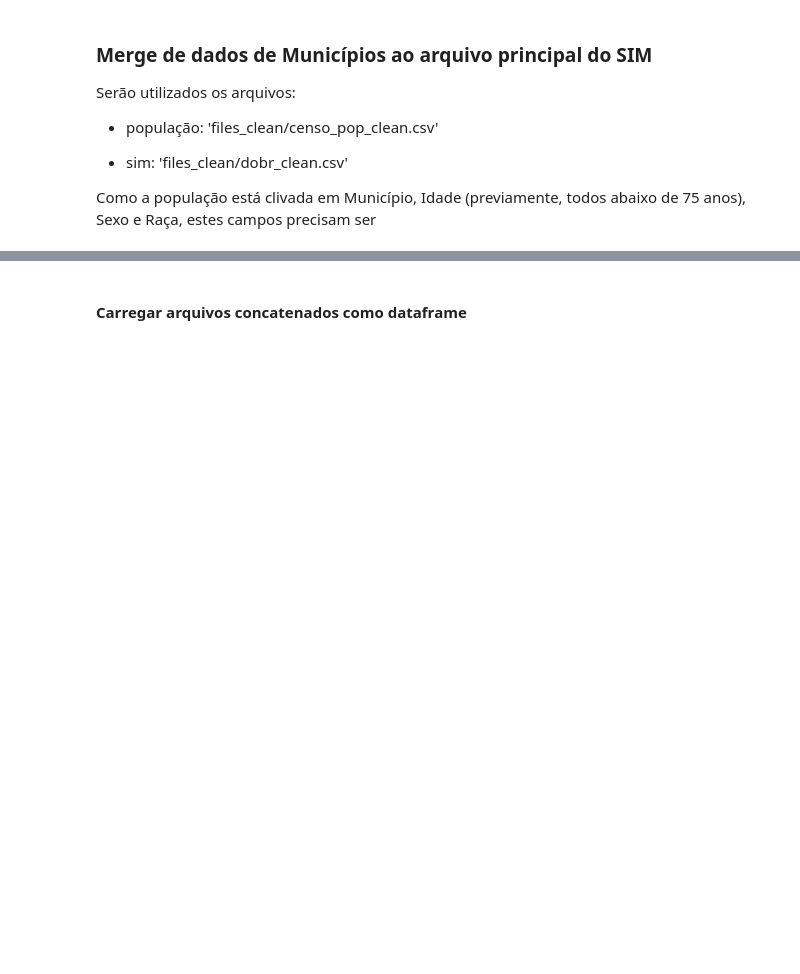
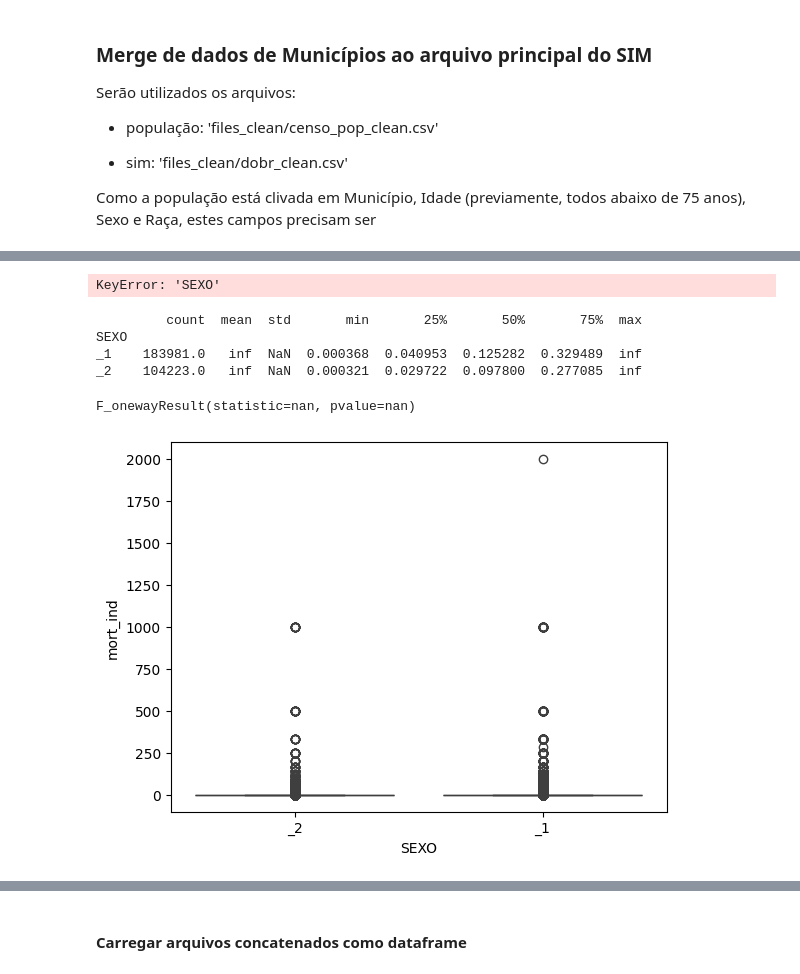
Before and after one commit to mesquita-data/heat_br_bloco1, a Jupyter notebook: Desigualdade_Mortalidade_Brasil_HEAT.ipynb, the cells around one changed output, grey strips where cells are left out. Saved outputs shown, nothing was run; the diff lists cells and outputs as text; code cells hidden in the pictures; blank space fills up the shorter version.

Commit message:
Pronto pra modelos estatísticos

```diff
--- a/Desigualdade_Mortalidade_Brasil_HEAT.ipynb
+++ b/Desigualdade_Mortalidade_Brasil_HEAT.ipynb
@@ -1012,0 +1195,3 @@ cid_evit_svs.head()
+# %%
+dobr = pd.read_parquet('files_clean/dobr_merged_clean.parquet')
+dobr.info()
@@ -1012,0 +1240,17 @@ cid_evit_svs.head()
+# %%
+import statsmodels.api as sm
+df1 = dobr
+var_cat = 'SEXO'
+valor = 'mort_ind'
+
+
+
+# Criando variáveis dummy para as categorias
+df = pd.get_dummies(df1, columns=[var_cat])
+
+# Modelo de regressão linear
+model = sm.OLS(df[valor], df[var_cat])
+results = model.fit()
+print(results.summary())
+# %% [output]
+KeyError: 'SEXO'
@@ -1012,0 +1273,23 @@ cid_evit_svs.head()
+# %%
+### Exemplo Completo para Análise de Catetorias
+df = dobr
+var_cat = 'SEXO'
+valor = 'mort_ind'
+
+# Análise exploratória
+print(df.groupby(var_cat)[valor].describe())
+
+# Visualização
+sns.boxplot(x=var_cat, y=valor, data=df)
+
+# Teste ANOVA
+from scipy import stats
+grupos = dobr.groupby(var_cat)[valor].apply(list)
+stats.f_oneway(*grupos)
+# %% [output]
+         count  mean  std       min       25%       50%       75%  max
+SEXO
+_1    183981.0   inf  NaN  0.000368  0.040953  0.125282  0.329489  inf
+_2    104223.0   inf  NaN  0.000321  0.029722  0.097800  0.277085  inf
+F_onewayResult(statistic=nan, pvalue=nan)
+[figure, added]
```
Also changed, not shown: parts of 67 cells of this notebook, 5 other files.
